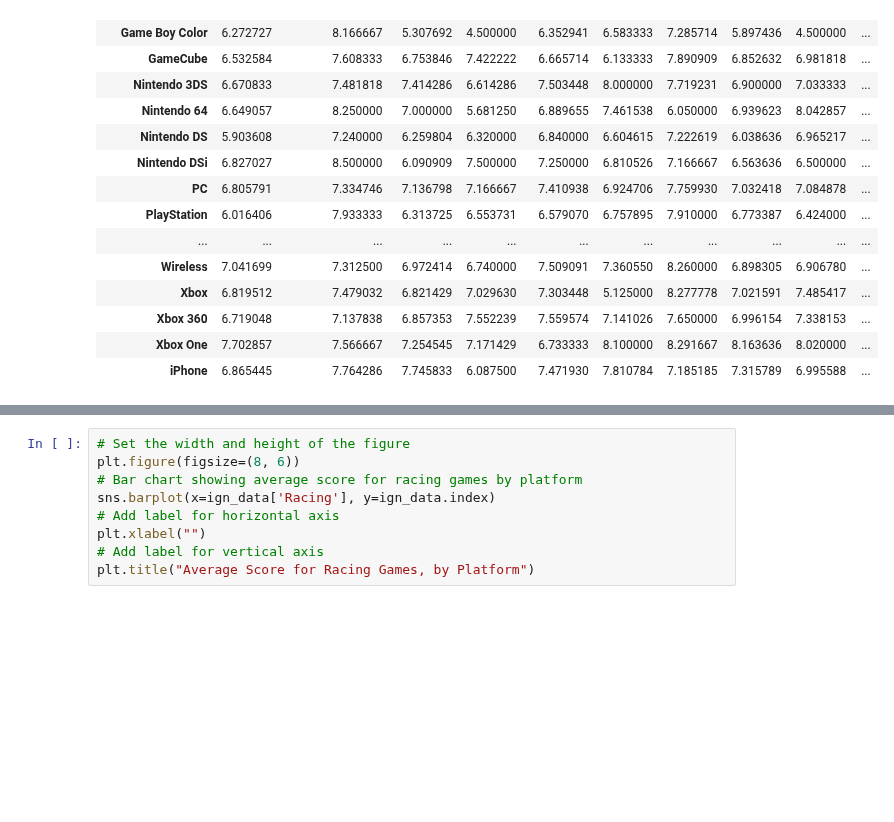
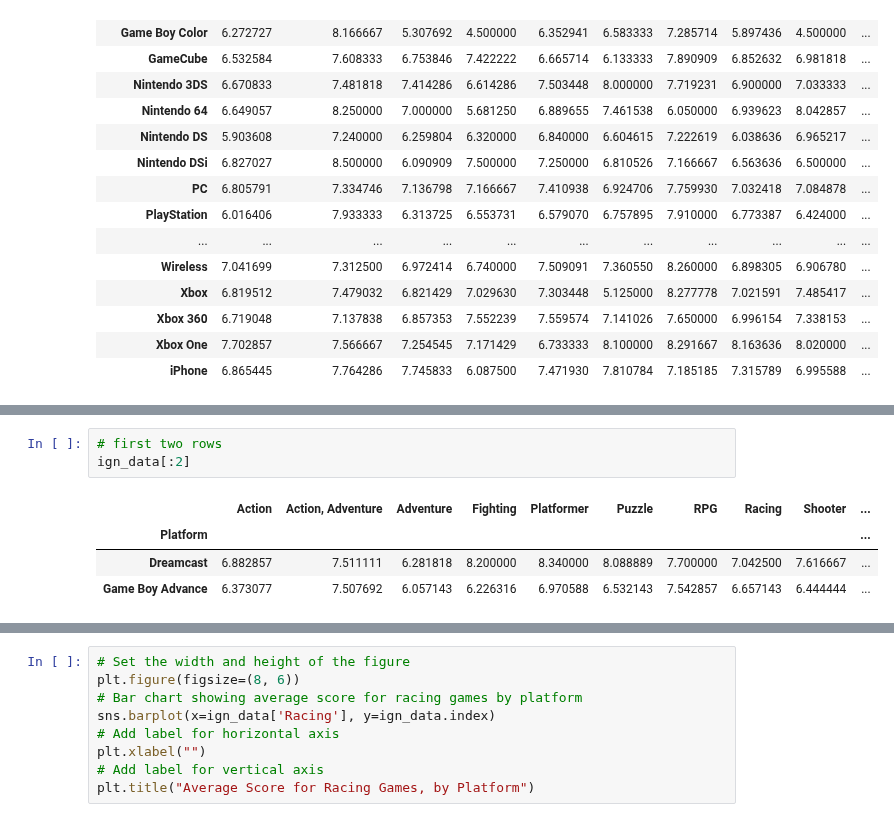
Before and after one commit to mblackstock/ds1-analytics, a Jupyter notebook: ign.ipynb, the cells around one changed output, grey strips where cells are left out. Cells and saved outputs as stored; diff of their text form; blank space fills up the shorter version.

```diff
--- a/ign.ipynb
+++ b/ign.ipynb
@@ -84,0 +254,8 @@ The dataset that you've just printed shows the average score, by platform and ge
+# %%
+# first two rows
+ign_data[:2]
+# %% [output]
+|  | Action | Action, Adventure | Adventure | Fighting | Platformer | Puzzle | RPG | Racing | Shooter | ... |
+| Platform |  |  |  |  |  |  |  |  |  | ... |
+| Dreamcast | 6.882857 | 7.511111 | 6.281818 | 8.200000 | 8.340000 | 8.088889 | 7.700000 | 7.042500 | 7.616667 | ... |
+| Game Boy Advance | 6.373077 | 7.507692 | 6.057143 | 6.226316 | 6.970588 | 6.532143 | 7.542857 | 6.657143 | 6.444444 | ... |
```
Also changed, not shown: parts of 26 cells of this notebook.
